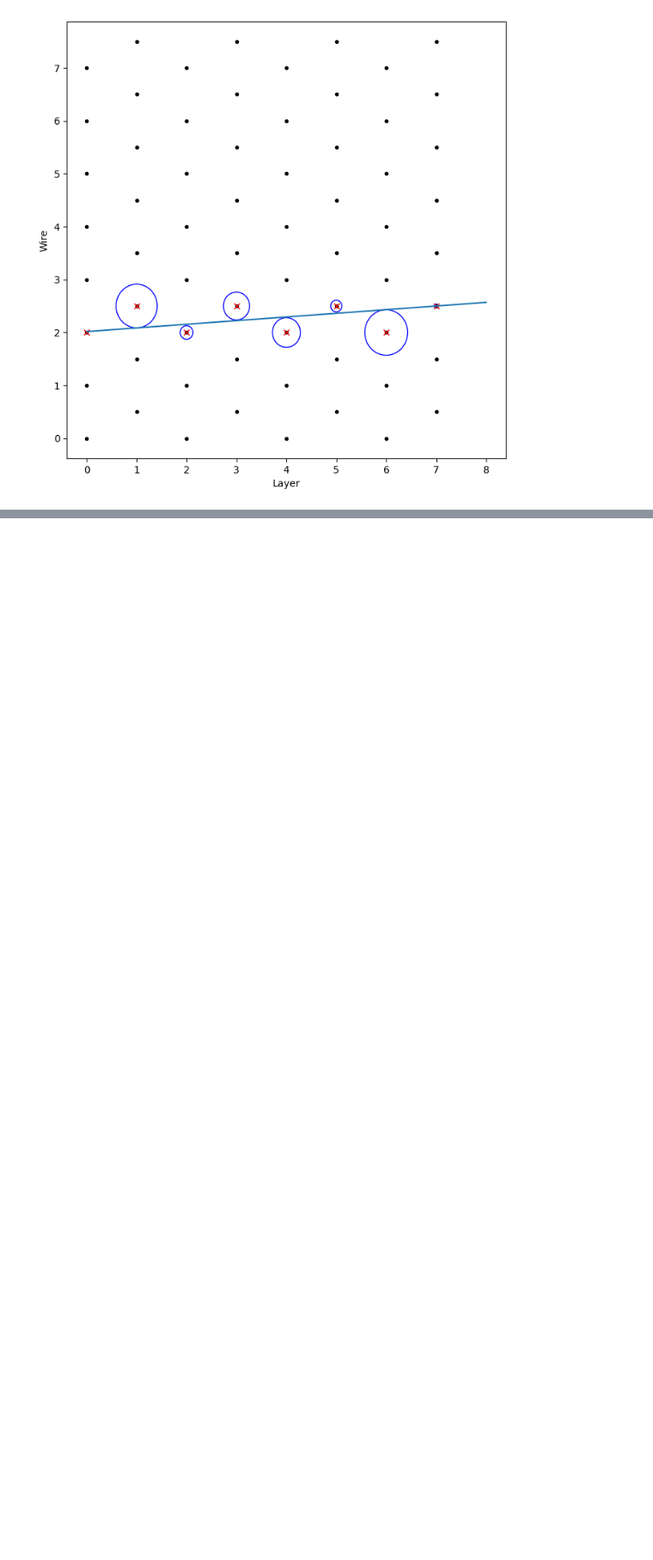
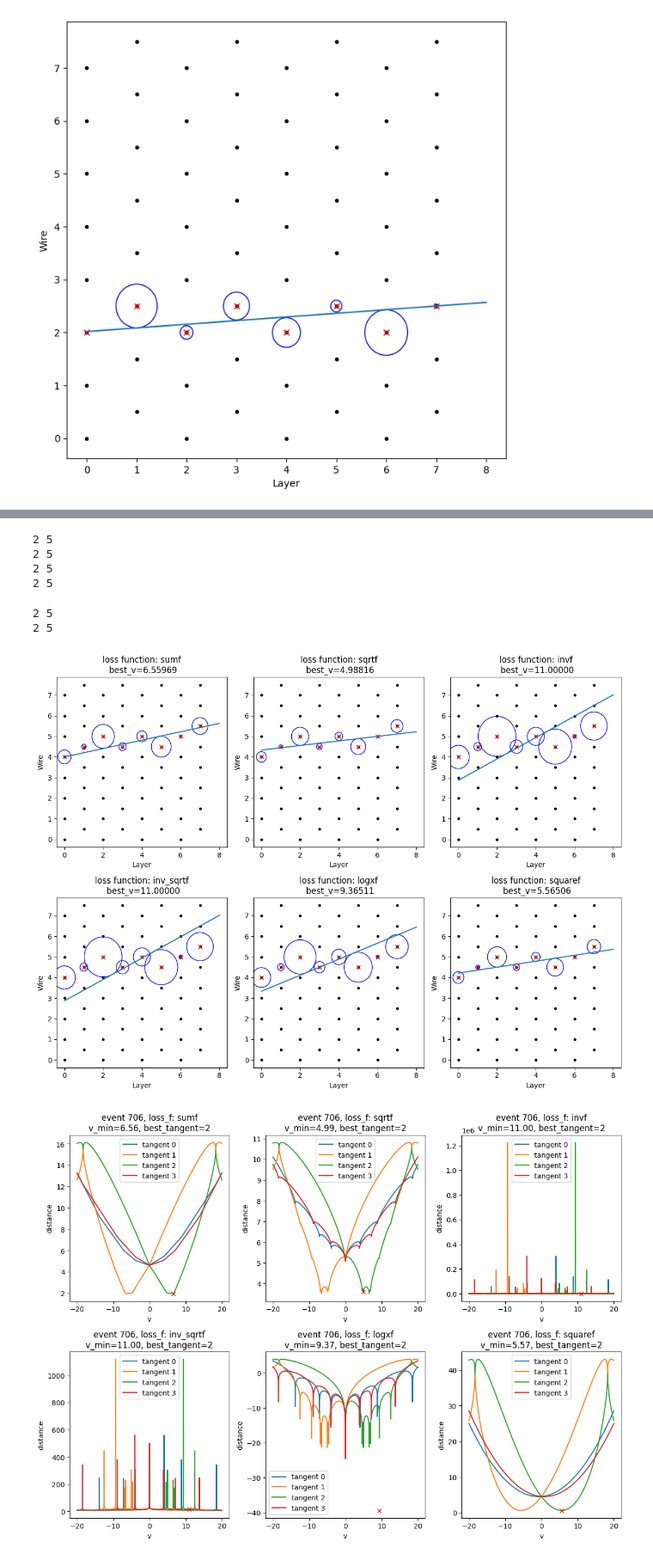
Before and after one commit to amh-137/STC-drift-time, a Jupyter notebook: py-test/test3.ipynb, the cells around one changed output, grey strips where cells are left out. Shown at 86% size. Cells and saved outputs as stored; diff of their text form; code cells hidden in the pictures; blank space fills up the shorter version.

```diff
--- a/py-test/test3.ipynb
+++ b/py-test/test3.ipynb
@@ -256,0 +344,31 @@ e1.plot()
+# %%
+# e702 is a "difficult" event for example. Lets look at the results for all the loss functions
+fig = plt.figure(figsize=(12,9))
+ax = fig.subplots(2,3)
+
+fig2 = plt.figure(figsize=(12,9))
+ax2 = fig2.subplots(2,3)
+
+lfs = [sumf, sqrtf, invf, inv_sqrtf, logxf, squaref]
+for i, lf in enumerate(lfs):
+    run(e702, loss_f=lf)
+
+    e702.plot(ax=ax[int(i/3), i%3])
+    ax[int(i/3), i%3].set(title="loss function: " + lf.__name__ + "\n best_v={0:.5f}".format(e702.best_v))
+
+    plot_f_for_event(e702, ax2[int(i/3), i%3], loss_f=lf)
+
+fig.tight_layout()
+fig2.tight_layout()
+
+fig.savefig("../plots/loss_functions_fits.png")
+fig2.savefig("../plots/loss_functions_f.png")
+# %% [output]
+2 5
+2 5
+2 5
+2 5
+2 5
+2 5
+[figure, added]
+[figure, added]
```
Also changed, not shown: parts of 20 cells of this notebook, 3 other files.
